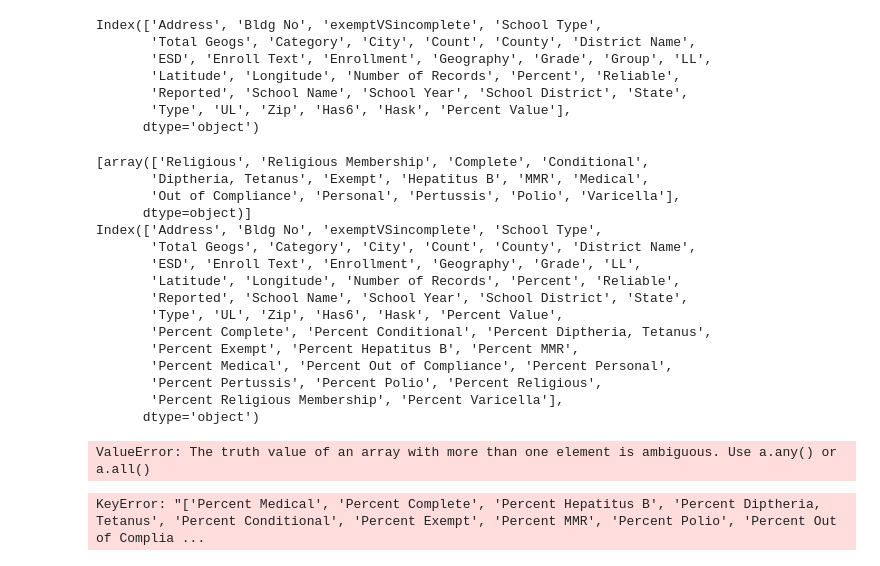
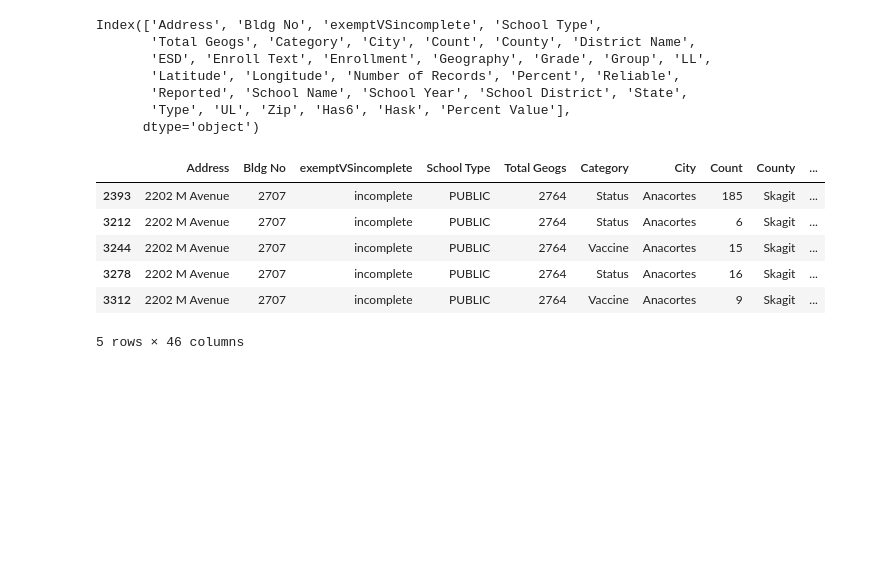
Before and after one commit to frischmuth/Washington-Immunization-Rates, a Jupyter notebook: Immunization IDE.ipynb, the cells around one changed output. Drawn from its saved outputs; the diff is of its cells as text; code cells hidden in the pictures; blank space fills up the shorter version.

```diff
--- a/Immunization IDE.ipynb
+++ b/Immunization IDE.ipynb
@@ -471,27 +378,13 @@ Index(['Address', 'Bldg No', 'exemptVSincomplete', 'School Type',
        'Reported', 'School Name', 'School Year', 'School District', 'State',
        'Type', 'UL', 'Zip', 'Has6', 'Hask', 'Percent Value'],
       dtype='object')
-# %%
-create_colums(aaa)
-# %% [output]
-[array(['Religious', 'Religious Membership', 'Complete', 'Conditional',
-       'Diptheria, Tetanus', 'Exempt', 'Hepatitus B', 'MMR', 'Medical',
-       'Out of Compliance', 'Personal', 'Pertussis', 'Polio', 'Varicella'],
-      dtype=object)]
-Index(['Address', 'Bldg No', 'exemptVSincomplete', 'School Type',
-       'Total Geogs', 'Category', 'City', 'Count', 'County', 'District Name',
-       'ESD', 'Enroll Text', 'Enrollment', 'Geography', 'Grade', 'LL',
-       'Latitude', 'Longitude', 'Number of Records', 'Percent', 'Reliable',
-       'Reported', 'School Name', 'School Year', 'School District', 'State',
-       'Type', 'UL', 'Zip', 'Has6', 'Hask', 'Percent Value',
-       'Percent Complete', 'Percent Conditional', 'Percent Diptheria, Tetanus',
-       'Percent Exempt', 'Percent Hepatitus B', 'Percent MMR',
-       'Percent Medical', 'Percent Out of Compliance', 'Percent Personal',
-       'Percent Pertussis', 'Percent Polio', 'Percent Religious',
-       'Percent Religious Membership', 'Percent Varicella'],
-      dtype='object')
-ValueError: The truth value of an array with more than one element is ambiguous. Use a.any() or a.all()
-# %%
-aaa[aaa_group_columns].describe()
-# %% [output]
-KeyError: "['Percent Medical', 'Percent Complete', 'Percent Hepatitus B', 'Percent Diptheria, Tetanus', 'Percent Conditional', 'Percent Exempt', 'Percent MMR', 'Percent Polio', 'Percent Out of Complia ...
+# %%
+b[b['School Name']=='Anacortes Middle School'].head()
+# %% [output]
+|  | Address | Bldg No | exemptVSincomplete | School Type | Total Geogs | Category | City | Count | County | ... |
+| 2393 | 2202 M Avenue | 2707 | incomplete | PUBLIC | 2764 | Status | Anacortes | 185 | Skagit | ... |
+| 3212 | 2202 M Avenue | 2707 | incomplete | PUBLIC | 2764 | Status | Anacortes | 6 | Skagit | ... |
+| 3244 | 2202 M Avenue | 2707 | incomplete | PUBLIC | 2764 | Vaccine | Anacortes | 15 | Skagit | ... |
+| 3278 | 2202 M Avenue | 2707 | incomplete | PUBLIC | 2764 | Status | Anacortes | 16 | Skagit | ... |
+| 3312 | 2202 M Avenue | 2707 | incomplete | PUBLIC | 2764 | Vaccine | Anacortes | 9 | Skagit | ... |
+5 rows × 46 columns
```
Also changed, not shown: parts of 21 cells of this notebook, 1 other file.
